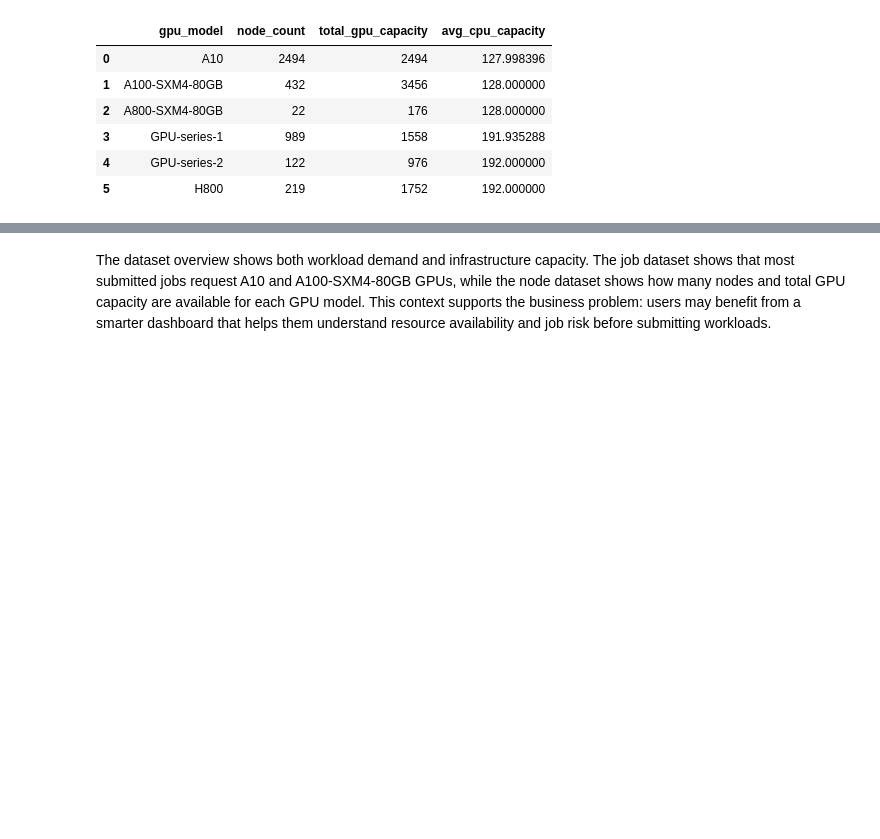
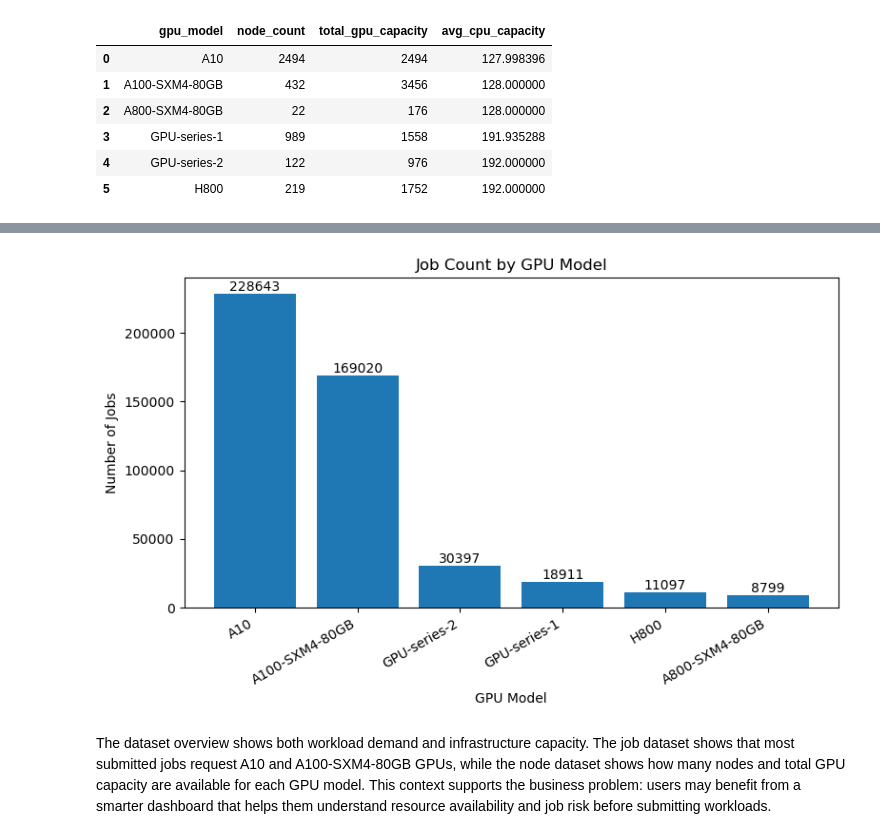
Before and after one commit to MAmr9UH/A-B-Testing-Framework-for-GPU-Cloud-Dashboard-Optimization, a Jupyter notebook: AB.ipynb, the cells around one changed output, grey strips where cells are left out. Saved outputs shown, nothing was run; the diff lists cells and outputs as text; code cells hidden in the pictures; blank space fills up the shorter version.

```diff
--- a/AB.ipynb
+++ b/AB.ipynb
@@ -83,19 +113,35 @@ fig.show()
 # %%
+import matplotlib.pyplot as plt
+
 job_gpu_summary = df_job['gpu_model'].value_counts().reset_index()
 job_gpu_summary.columns = ['gpu_model', 'job_count']
 
-fig = px.bar(
-    job_gpu_summary,
-    x='gpu_model',
-    y='job_count',
-    title='Job Count by GPU Model',
-    labels={
-        'gpu_model': 'GPU Model',
-        'job_count': 'Number of Jobs'
-    }
+plt.figure(figsize=(8, 5))
+
+bars = plt.bar(
+    job_gpu_summary['gpu_model'],
+    job_gpu_summary['job_count']
 )
 
-fig.show()
+plt.xlabel('GPU Model')
+plt.ylabel('Number of Jobs')
+plt.title('Job Count by GPU Model')
+
+for bar, value in zip(bars, job_gpu_summary['job_count']):
+    plt.text(
+        bar.get_x() + bar.get_width() / 2,
+        value,
+        f'{value:.0f}',
+        ha='center',
+        va='bottom'
+    )
+
+plt.xticks(rotation=30, ha='right')
+plt.tight_layout()
+plt.savefig("job_count_by_gpu_model.png", dpi=150, bbox_inches="tight")
+plt.show()
+# %% [output]
+[figure, added]
 # %% [markdown]
 The dataset overview shows both workload demand and infrastructure capacity. The job dataset shows that most submitted jobs request A10 and A100-SXM4-80GB GPUs, while the node dataset shows how many nodes and total GPU capacity are available for each GPU model. This context supports the business problem: users may benefit from a smarter dashboard that helps them understand resource availability and job risk before submitting workloads.
 # %% [markdown]
```
Also changed, not shown: parts of 5 cells of this notebook.
